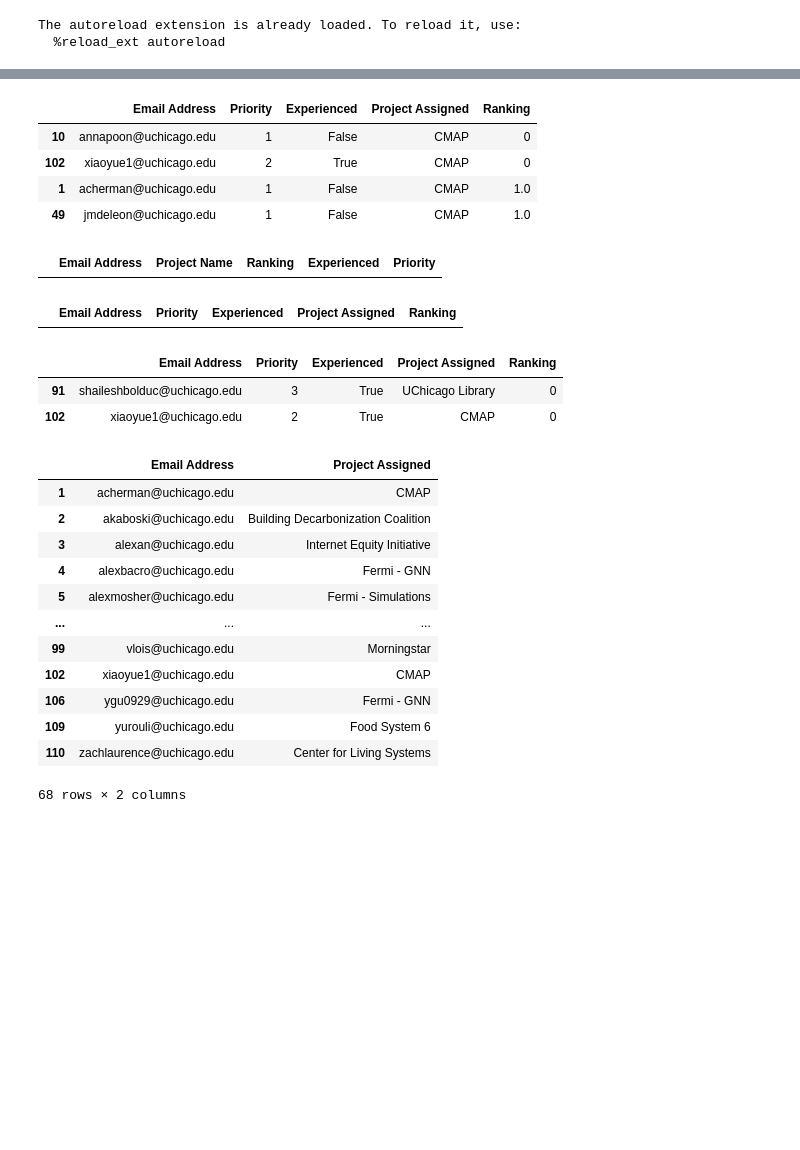
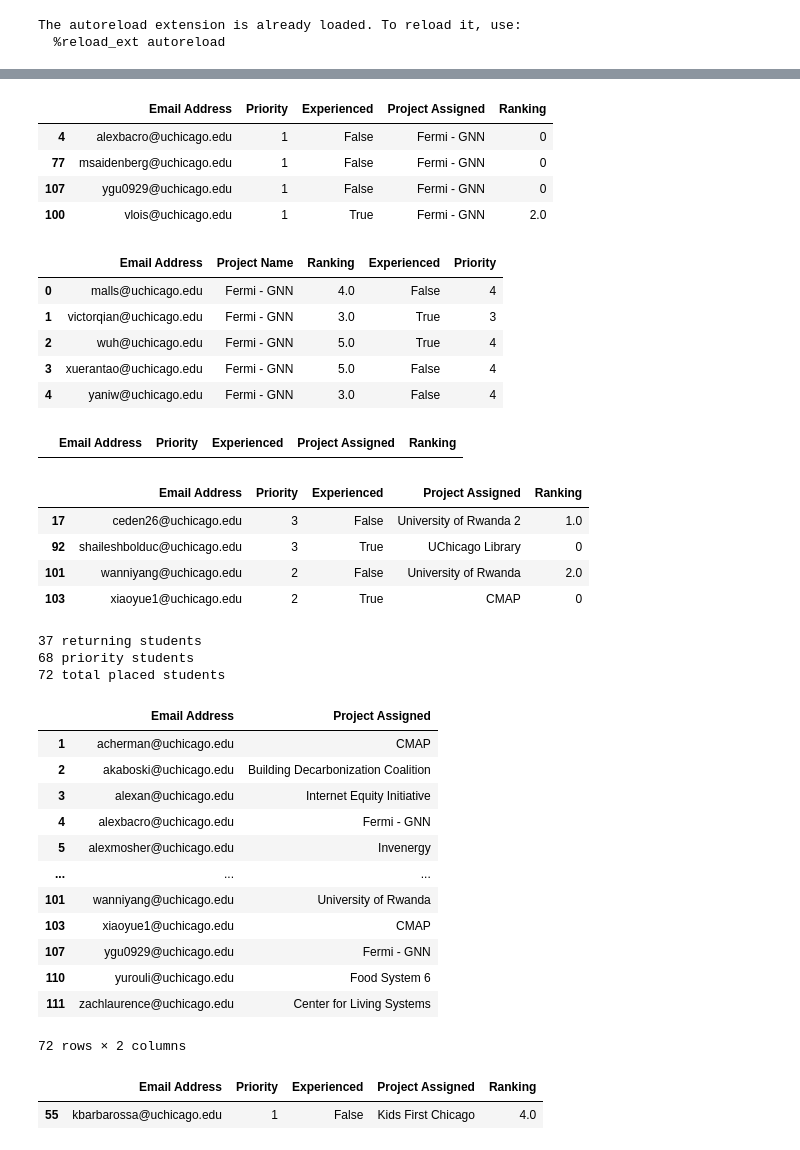
Before and after one commit to dsi-clinic/the-clinic, a Jupyter notebook: admin/matching/notebooks/matching.ipynb, the cells around one changed output, grey strips where cells are left out. Drawn from its saved outputs; the diff is of its cells as text; code cells hidden in the pictures; blank space fills up the shorter version.

```diff
--- a/admin/matching/notebooks/matching.ipynb
+++ b/admin/matching/notebooks/matching.ipynb
@@ -20,8 +21,10 @@ The autoreload extension is already loaded. To reload it, use:
   %reload_ext autoreload
 # %%
 file_location = "../data/Winter 25 Matching.xlsx"
+# prioritized_students = []
+prioritized_students = ["kbarbarossa@uchicago.edu"]
 deprioritized_students = ["hanyunl@uchicago.edu"]
-application_df, forced_assignments = process_applications(file_location, deprioritized_students)
+application_df, forced_assignments = process_applications(file_location, deprioritized_students, prioritized_students)
 # %%
 technical_project_list = [
     "Morningstar", "Fermi - GNN", "Fermi - Simulations", "Center for Living Systems",
@@ -35,6 +38,6 @@ Total Students available for matching: 111
 # %%
 priority_weights = [10, 15, 25, 30]
-max_students = {"Fermi - GNN": 3, "RAFI - Grocery": 5}
+max_students = {}
 all_project_list = data_to_process_dict.pop("all_project_list")
 assignment_df = student_assignment(priority_weights = priority_weights, **data_to_process_dict,
                                    max_students_dict=max_students, preassigned_students=forced_assignments,
@@ -43,7 +46,7 @@ print(f"\nAverage Ranking: {assignment_df.Ranking.mean():.2f}")
 print(assignment_df.Ranking.value_counts())
 print_project_summary(assignment_df, all_project_list)
 
-assignment_df.to_csv("../data/test_1.csv", index=False)
+assignment_df.to_csv("../data/assignments.csv", index=False)
 # %% [output]
 Welcome to the CBC MILP Solver
 Version: 2.10.3
@@ -82,26 +97,29 @@ Project Summary:
 # %%
-project_to_comp = "CMAP"
+project_to_comp = "Fermi - GNN"
 
-list_of_not_assigned = list(assignment_df.loc[ (assignment_df.Priority == 1) & (assignment_df.Ranking.isna()), "Email Address"])
+list_of_not_assigned = list(assignment_df.loc[(assignment_df.Ranking.isna()), "Email Address"])
 prefs_df = data_to_process_dict["ranking"].copy()
-prefs_df.loc[~(prefs_df.Ranking == 100.0), :].copy()
-
 unmatched_prefs = prefs_df.loc[(prefs_df.loc[:, "Project Name"] == project_to_comp) & prefs_df.loc[:, "Email Address"].isin(list_of_not_assigned)
              & (prefs_df.Ranking < 100), :]
 
 unmatched_info = pd.merge(unmatched_prefs, assignment_df.loc[:, ["Email Address", "Experienced", "Priority"]], how="left", on="Email Address")
 
 matched = assignment_df.loc[(assignment_df.loc[:, "Project Assigned"] == project_to_comp), :]
 display(matched.sort_values("Ranking"))
 
 display(unmatched_info)
 # %% [output]
 |  | Email Address | Priority | Experienced | Project Assigned | Ranking |
-| 10 | annapoon@uchicago.edu | 1 | False | CMAP | 0 |
-| 102 | xiaoyue1@uchicago.edu | 2 | True | CMAP | 0 |
-| 1 | acherman@uchicago.edu | 1 | False | CMAP | 1.0 |
-| 49 | jmdeleon@uchicago.edu | 1 | False | CMAP | 1.0 |
+| 4 | alexbacro@uchicago.edu | 1 | False | Fermi - GNN | 0 |
+| 77 | msaidenberg@uchicago.edu | 1 | False | Fermi - GNN | 0 |
+| 107 | ygu0929@uchicago.edu | 1 | False | Fermi - GNN | 0 |
+| 100 | vlois@uchicago.edu | 1 | True | Fermi - GNN | 2.0 |
 |  | Email Address | Project Name | Ranking | Experienced | Priority |
+| 0 | malls@uchicago.edu | Fermi - GNN | 4.0 | False | 4 |
+| 1 | victorqian@uchicago.edu | Fermi - GNN | 3.0 | True | 3 |
+| 2 | wuh@uchicago.edu | Fermi - GNN | 5.0 | True | 4 |
+| 3 | xuerantao@uchicago.edu | Fermi - GNN | 5.0 | False | 4 |
+| 4 | yaniw@uchicago.edu | Fermi - GNN | 3.0 | False | 4 |
 # %%
 # Priority students that were not assigned to a project
 assignment_df[(assignment_df["Priority"] == 1) & (assignment_df["Project Assigned"].isna())]
@@ -112,9 +130,24 @@ assignment_df[(assignment_df["Priority"] == 1) & (assignment_df["Project Assigne
 assignment_df[(assignment_df["Project Assigned"].notna()) & (assignment_df["Priority"] > 1)]
 # %% [output]
 |  | Email Address | Priority | Experienced | Project Assigned | Ranking |
-| 91 | shaileshbolduc@uchicago.edu | 3 | True | UChicago Library | 0 |
-| 102 | xiaoyue1@uchicago.edu | 2 | True | CMAP | 0 |
+| 17 | ceden26@uchicago.edu | 3 | False | University of Rwanda 2 | 1.0 |
+| 92 | shaileshbolduc@uchicago.edu | 3 | True | UChicago Library | 0 |
+| 101 | wanniyang@uchicago.edu | 2 | False | University of Rwanda | 2.0 |
+| 103 | xiaoyue1@uchicago.edu | 2 | True | CMAP | 0 |
+# %%
+n_return = assignment_df[(assignment_df["Project Assigned"].notna()) & (assignment_df["Ranking"] == 0)].shape[0]
+n_priority = assignment_df[(assignment_df["Priority"] == 1)].shape[0]
+n_placed = assignment_df[(assignment_df["Project Assigned"].notna())].shape[0]
+
+print(f"{n_return} returning students")
+print(f"{n_priority} priority students")
+print(f"{n_placed} total placed students")
+# %% [output]
+37 returning students
+68 priority students
+72 total placed students
 # %%
+# All students that were assigned
 assignment_df[(assignment_df["Project Assigned"].notna())][['Email Address', 'Project Assigned']]
 # %% [output]
 |  | Email Address | Project Assigned |
@@ -122,11 +155,17 @@ assignment_df[(assignment_df["Project Assigned"].notna())][['Email Address', 'Pr
 | 2 | akaboski@uchicago.edu | Building Decarbonization Coalition |
 | 3 | alexan@uchicago.edu | Internet Equity Initiative |
 | 4 | alexbacro@uchicago.edu | Fermi - GNN |
-| 5 | alexmosher@uchicago.edu | Fermi - Simulations |
+| 5 | alexmosher@uchicago.edu | Invenergy |
 | ... | ... | ... |
-| 99 | vlois@uchicago.edu | Morningstar |
-| 102 | xiaoyue1@uchicago.edu | CMAP |
-| 106 | ygu0929@uchicago.edu | Fermi - GNN |
-| 109 | yurouli@uchicago.edu | Food System 6 |
-| 110 | zachlaurence@uchicago.edu | Center for Living Systems |
+| 101 | wanniyang@uchicago.edu | University of Rwanda |
+| 103 | xiaoyue1@uchicago.edu | CMAP |
+| 107 | ygu0929@uchicago.edu | Fermi - GNN |
+| 110 | yurouli@uchicago.edu | Food System 6 |
+| 111 | zachlaurence@uchicago.edu | Center for Living Systems |
-68 rows × 2 columns
+72 rows × 2 columns
+# %%
+# Check a specific student by email
+assignment_df[assignment_df["Email Address"] == "kbarbarossa@uchicago.edu"]
+# %% [output]
+|  | Email Address | Priority | Experienced | Project Assigned | Ranking |
+| 55 | kbarbarossa@uchicago.edu | 1 | False | Kids First Chicago | 4.0 |
```
Also changed, not shown: parts of 4 cells of this notebook, 1 other file.
